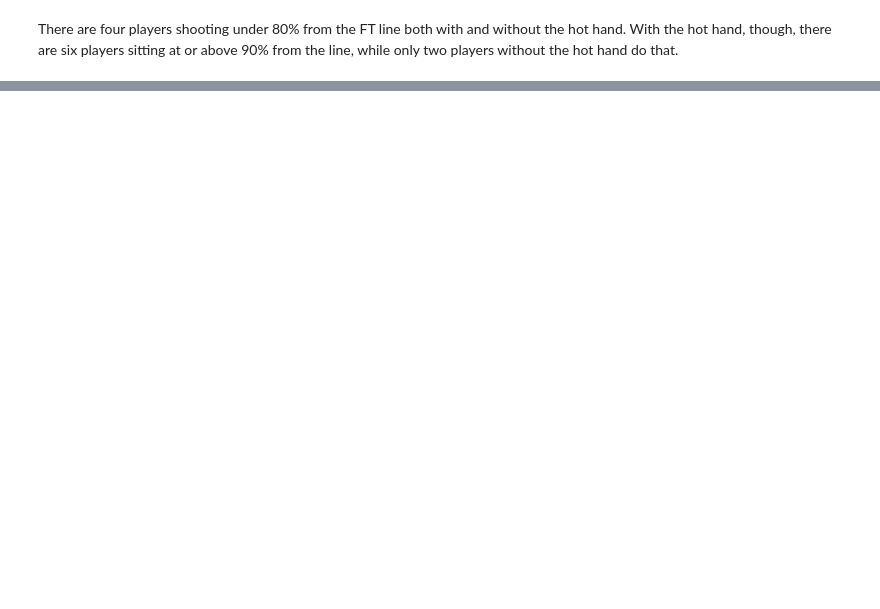
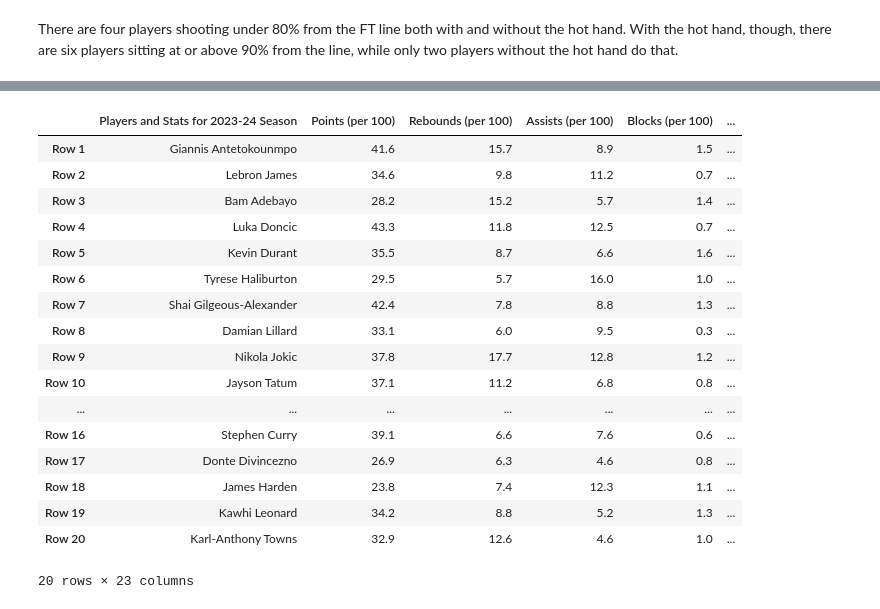
Before and after one commit to zacmac13/Hot-Hand-Project, a Jupyter notebook: HotHand.ipynb, the cells around one changed output, grey strips where cells are left out. Cells and saved outputs as stored; diff of their text form; code cells hidden in the pictures; blank space fills up the shorter version.

```diff
--- a/HotHand.ipynb
+++ b/HotHand.ipynb
@@ -240,0 +331,21 @@ There are four players shooting under 80% from the FT line both with and without
+# %%
+hot_hand
+# %% [output]
+|  | Players and Stats for 2023-24 Season | Points (per 100) | Rebounds (per 100) | Assists (per 100) | Blocks (per 100) | ... |
+| Row 1 | Giannis Antetokounmpo | 41.6 | 15.7 | 8.9 | 1.5 | ... |
+| Row 2 | Lebron James | 34.6 | 9.8 | 11.2 | 0.7 | ... |
+| Row 3 | Bam Adebayo | 28.2 | 15.2 | 5.7 | 1.4 | ... |
+| Row 4 | Luka Doncic | 43.3 | 11.8 | 12.5 | 0.7 | ... |
+| Row 5 | Kevin Durant | 35.5 | 8.7 | 6.6 | 1.6 | ... |
+| Row 6 | Tyrese Haliburton | 29.5 | 5.7 | 16.0 | 1.0 | ... |
+| Row 7 | Shai Gilgeous-Alexander | 42.4 | 7.8 | 8.8 | 1.3 | ... |
+| Row 8 | Damian Lillard | 33.1 | 6.0 | 9.5 | 0.3 | ... |
+| Row 9 | Nikola Jokic | 37.8 | 17.7 | 12.8 | 1.2 | ... |
+| Row 10 | Jayson Tatum | 37.1 | 11.2 | 6.8 | 0.8 | ... |
+| ... | ... | ... | ... | ... | ... | ... |
+| Row 16 | Stephen Curry | 39.1 | 6.6 | 7.6 | 0.6 | ... |
+| Row 17 | Donte Divincezno | 26.9 | 6.3 | 4.6 | 0.8 | ... |
+| Row 18 | James Harden | 23.8 | 7.4 | 12.3 | 1.1 | ... |
+| Row 19 | Kawhi Leonard | 34.2 | 8.8 | 5.2 | 1.3 | ... |
+| Row 20 | Karl-Anthony Towns | 32.9 | 12.6 | 4.6 | 1.0 | ... |
+20 rows × 23 columns
```
Also changed, not shown: parts of 16 cells of this notebook.
